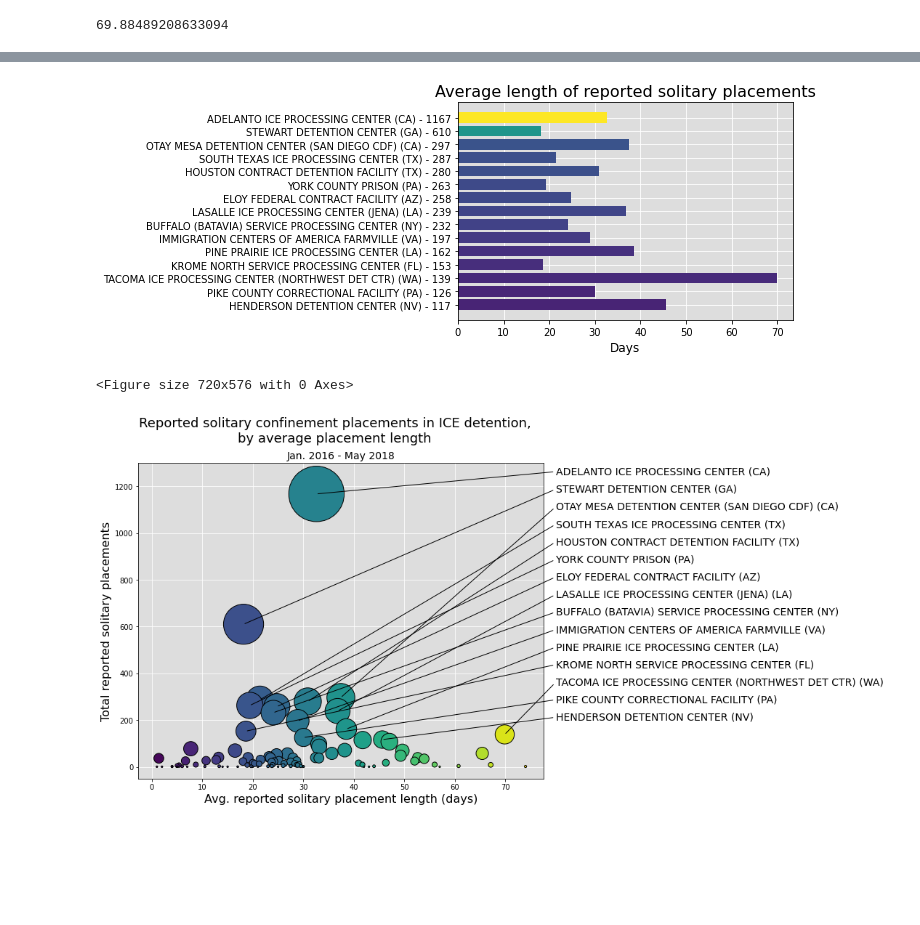
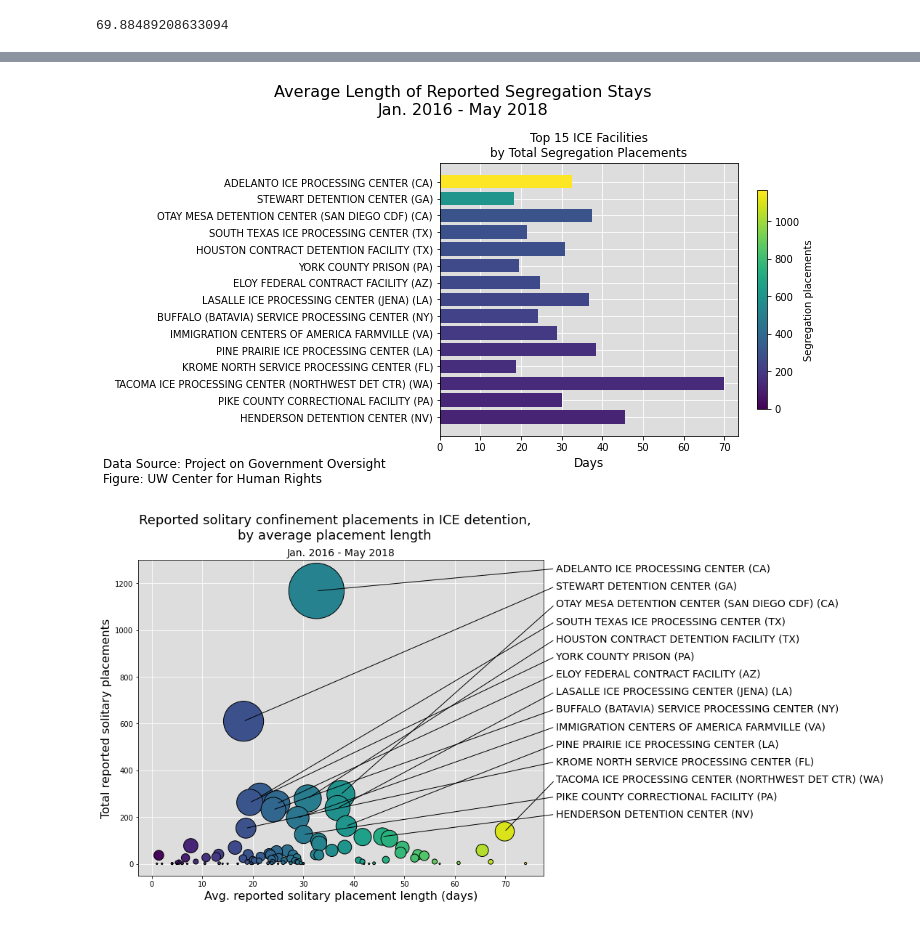
Before and after one commit to UWCHR/nwdc-seg, a Jupyter notebook: analyze/note/NWDC-analyze.ipynb, the cells around one changed output, grey strips where cells are left out. Cells and saved outputs as stored; diff of their text form; code cells hidden in the pictures; blank space fills up the shorter version.

Commit message:
Exploratory edits

```diff
--- a/analyze/note/NWDC-analyze.ipynb
+++ b/analyze/note/NWDC-analyze.ipynb
@@ -1070,31 +1121,36 @@ target['mean']
 # %%
 target = data.loc['TACOMA ICE PROCESSING CENTER (NORTHWEST DET CTR) (WA)']
 
-fig, ax = plt.subplots()
+fig, ax = plt.subplots(figsize=(10,5))
 
 ax.set_facecolor('#DDDDDD')
 ax.set_axisbelow(True)
 ax.grid(color='#FFFFFF')
 
-fig = plt.figure(figsize=(10,8))
-
 y_pos = np.arange(len(data))
 
-ax.barh(y_pos, data['mean'], align='center', color=cm.viridis((data['count']/data['count'].max())))
+plt.barh(y_pos, data['mean'], align='center', color=cm.viridis((data['count']/data['count'].max())))
 
-ax.set_yticks(y_pos)
+plt.yticks(y_pos, data.index)
 
-ax.set_yticklabels(edit_labels.values)
+plt.xlabel('Days', fontsize=12)
 
-ax.set_xlabel('Days', fontsize=12)
+title = 'Average Length of Reported Segregation Stays\nJan. 2016 - May 2018'
 
-ax.set_title('Average length of reported solitary placements', fontsize=16)
+plt.suptitle(title, fontsize=16, y = 1.1)
+plt.title('Top 15 ICE Facilities\nby Total Segregation Placements')
+
+sm = plt.cm.ScalarMappable(cmap=plt.cm.viridis, norm=plt.Normalize(vmin = 0, vmax=data['count'].max()))
+sm._A = []
+plt.colorbar(sm, shrink=.8, label='Segregation placements')
+
+txt='Data Source: Project on Government Oversight\nFigure: UW Center for Human Rights'
+plt.figtext(0, 0, txt, wrap=True, horizontalalignment='left', fontsize=12)
 
 plt.tight_layout()
 plt.show();
 # %% [output]
-[figure, old version]
+[figure, new version]
-<Figure size 720x576 with 0 Axes>
 # %%
 data = pogo.groupby('facility')['days_solitary'].describe().sort_values(by='count', ascending=False)
 # %%
```
Also changed, not shown: parts of 33 cells of this notebook.
